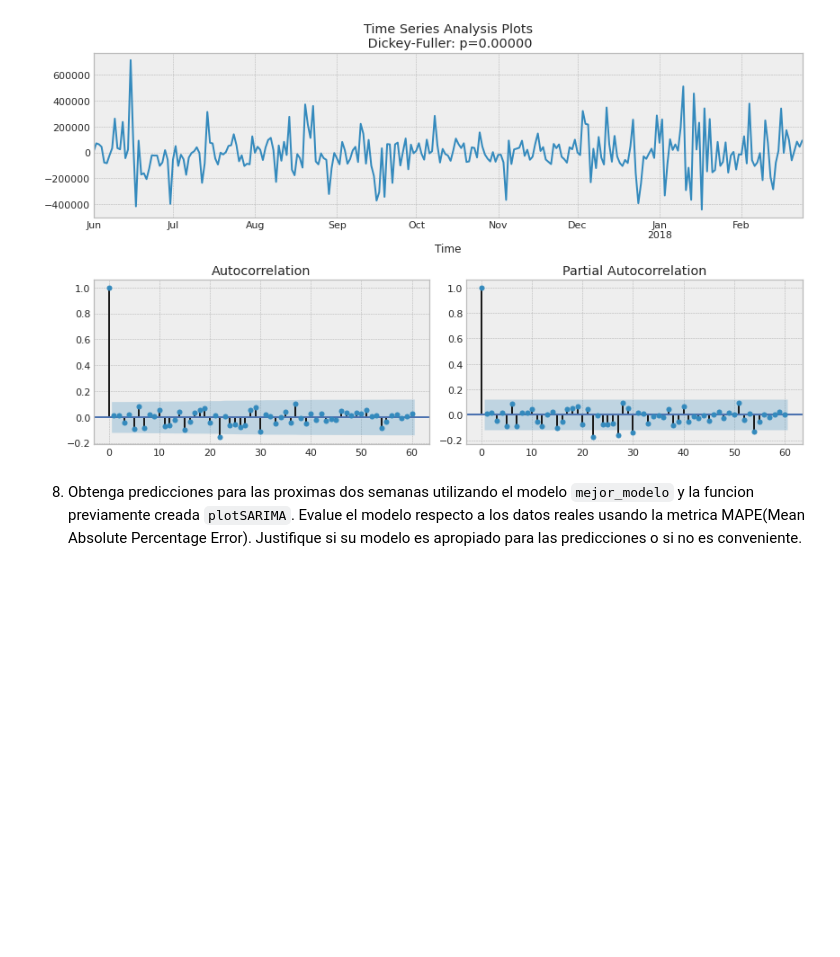
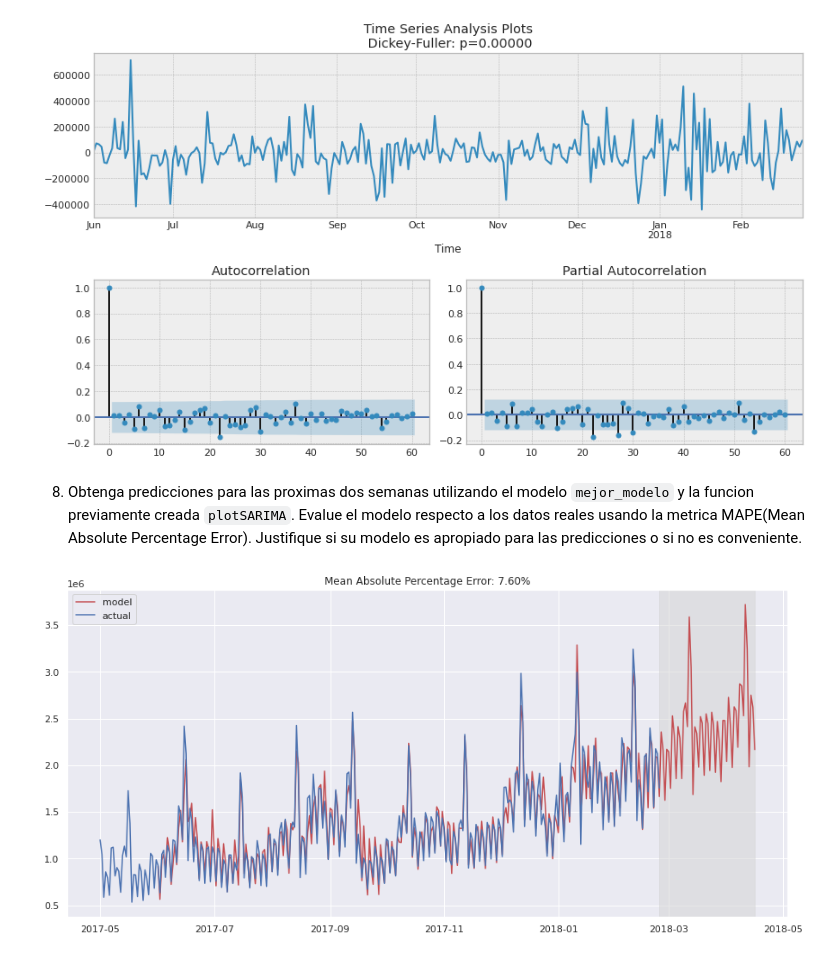
Before and after one commit to nicollcr/Nicoll_CrespoRoncallo_KC, a Jupyter notebook: SEMANA10/Taller_10_NicollCrespo.ipynb, the cells around one changed output. Cells and saved outputs as stored; diff of their text form; code cells hidden in the pictures; blank space fills up the shorter version.

```diff
--- a/SEMANA10/Taller_10_NicollCrespo.ipynb
+++ b/SEMANA10/Taller_10_NicollCrespo.ipynb
@@ -931,3 +940,7 @@ def plotSARIMA(series, model, n_steps):
     plt.plot(data.actual, label="actual")
     plt.legend()
     plt.grid(True);
+# %%
+plotSARIMA(currency, best_model, 50)
+# %% [output]
+[figure, added]
```
Also changed, not shown: parts of 6 cells of this notebook.
